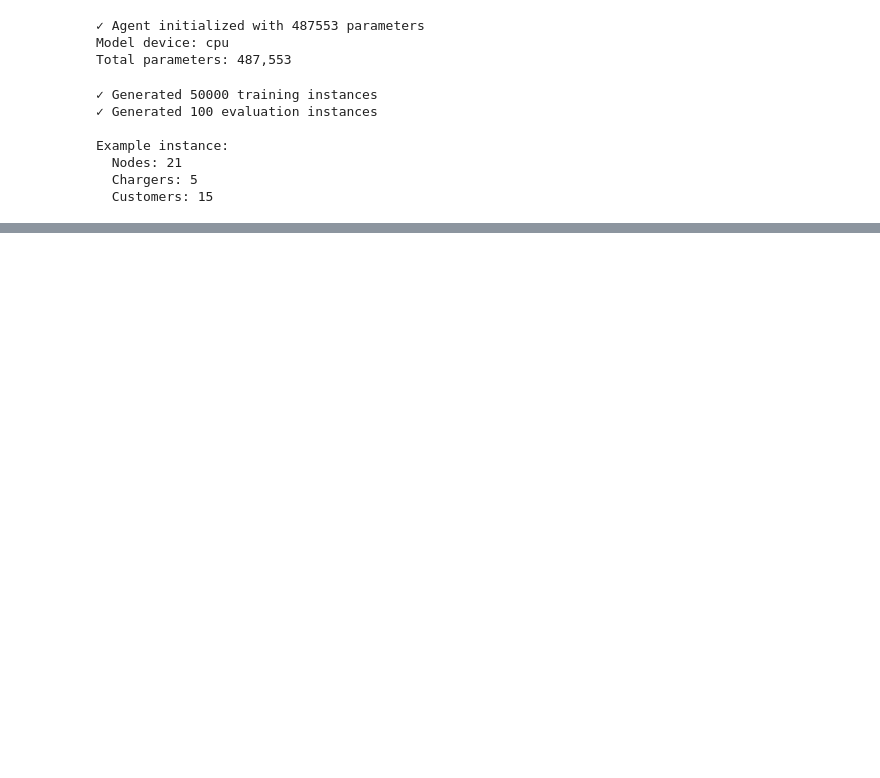
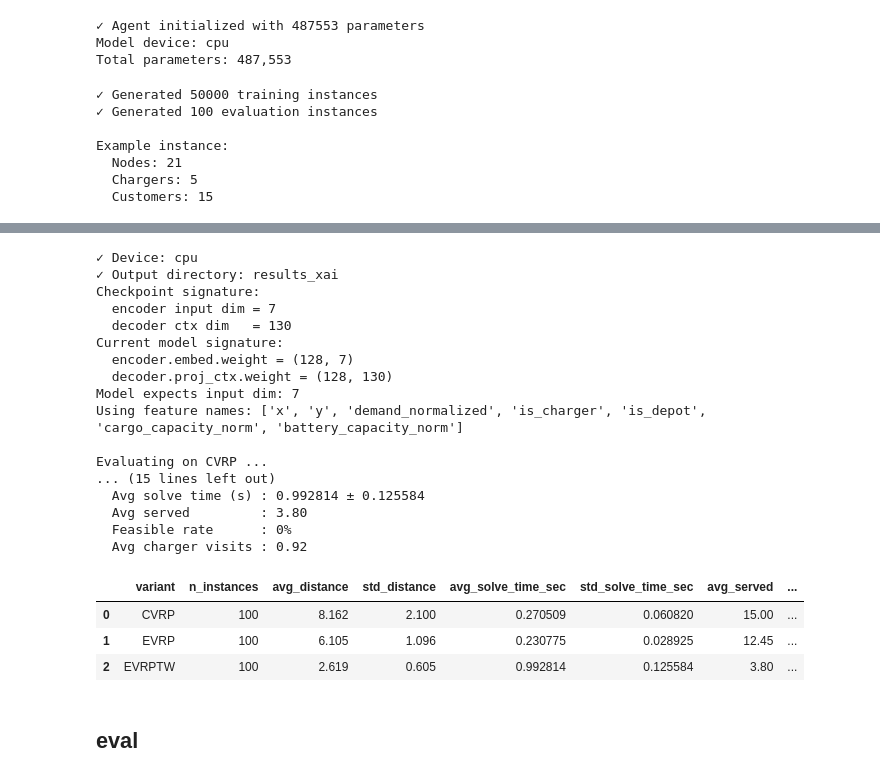
Before and after one commit to sdley/evrp-framework, a Jupyter notebook: variant.ipynb, the cells around one changed output, grey strips where cells are left out. Cells and saved outputs as stored; diff of their text form; code cells hidden in the pictures; blank space fills up the shorter version.

```diff
--- a/variant.ipynb
+++ b/variant.ipynb
@@ -402,0 +1220,12 @@ plt.show()
+# %%
+# ============================================================
+# 2. Attach feature definition expected by the model
+# ============================================================
+
+def attach_feature_names(instances, feature_names):
+    out = []
+    for inst in instances:
+        new_inst = dict(inst)
+        new_inst["state_feature_names"] = list(feature_names)
+        out.append(new_inst)
+    return out
@@ -402,0 +1457,44 @@ plt.show()
+# %%
+# Make sure model and feature_names are already loaded
+seed = 42
+
+# Rebuild/load the correct old EVRP model
+framework, model, feature_names = load_model_adaptive("agent_episode_100000.pt")
+
+print("Model expects input dim:", model.encoder.embed.weight.shape[1])
+print("Using feature names:", feature_names)
+
+df_benchmark = benchmark_model_on_variants(
+    model=model,
+    feature_names=feature_names,
+    n_instances=100,
+    n_customers=15,
+    seed_start=1000,
+    cargo_cap=30.0,
+    battery_cap=100.0,
+    charger_prob=0.15,
+)
+
+display_benchmark_table(df_benchmark)
+# %% [output]
+✓ Device: cpu
+✓ Output directory: results_xai
+Checkpoint signature:
+  encoder input dim = 7
+  decoder ctx dim   = 130
+Current model signature:
+  encoder.embed.weight = (128, 7)
+  decoder.proj_ctx.weight = (128, 130)
+Model expects input dim: 7
+Using feature names: ['x', 'y', 'demand_normalized', 'is_charger', 'is_depot', 'cargo_capacity_norm', 'battery_capacity_norm']
+
+Evaluating on CVRP ...
+... (15 lines left out)
+  Avg solve time (s) : 0.992814 ± 0.125584
+  Avg served         : 3.80
+  Feasible rate      : 0%
+  Avg charger visits : 0.92
+|  | variant | n_instances | avg_distance | std_distance | avg_solve_time_sec | std_solve_time_sec | avg_served | ... |
+| 0 | CVRP | 100 | 8.162 | 2.100 | 0.270509 | 0.060820 | 15.00 | ... |
+| 1 | EVRP | 100 | 6.105 | 1.096 | 0.230775 | 0.028925 | 12.45 | ... |
+| 2 | EVRPTW | 100 | 2.619 | 0.605 | 0.992814 | 0.125584 | 3.80 | ... |
@@ -402,0 +1508,2 @@ plt.show()
+# %% [markdown]
+## eval
```
Also changed, not shown: parts of 28 cells of this notebook, 37 other files.
